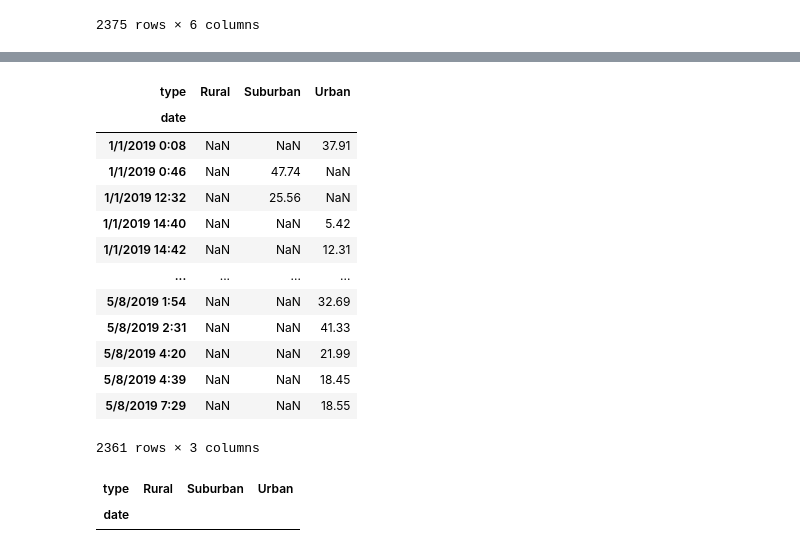
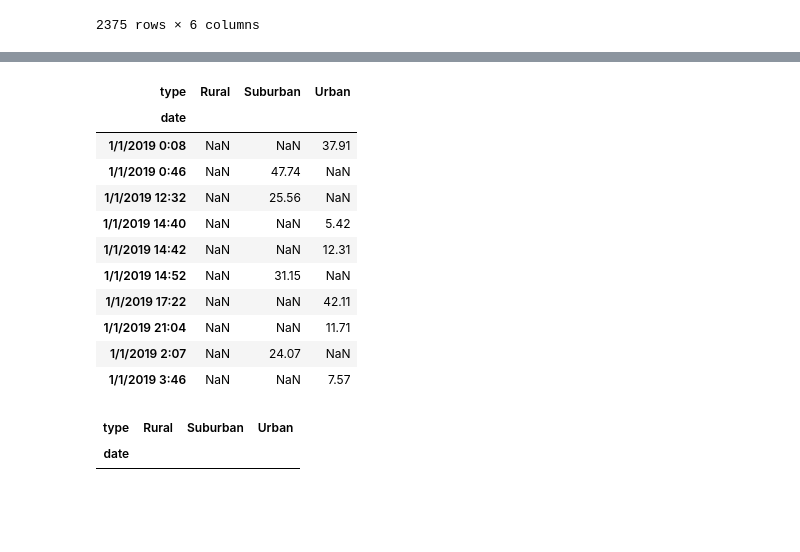
Before and after one commit to NAppazeller/PyBer_Analysis, a Jupyter notebook: PyBer_Challenge.ipynb, the cells around one changed output, grey strips where cells are left out. Drawn from its saved outputs; the diff is of its cells as text; code cells hidden in the pictures; blank space fills up the shorter version.

```diff
--- a/PyBer_Challenge.ipynb
+++ b/PyBer_Challenge.ipynb
@@ -137,6 +137,6 @@ pyber_data_df
 # %%
 # 2. Using groupby() to create a new DataFrame showing the sum of the fares
 #  for each date where the indices are the city type and date.
-pyber_data_type_date_df = (pyber_data_df.groupby(['type', 'date']).sum()['fare'])
-pyber_data_type_date_df
+pyber_data_type_date_df = pyber_data_df.groupby(["type", "date"]).sum()[["fare"]]
+pyber_data_type_date_df.head(10)
 # %% [output]
@@ -159,24 +171,22 @@ pyber_data_type_date_df = pyber_data_type_date_df.reset_index()
 # %%
 # 4. Create a pivot table with the 'date' as the index, the columns ='type', and values='fare'
 # to get the total fares for each type of city by the date.
 
-pivot_table = pd.pivot_table(pyber_data_type_date_df, values='fare', columns=['type'],index=['date'])
-pivot_table
+pivot_table = pyber_data_type_date_df.pivot(index="date", columns="type", values="fare")
+pivot_table.head(10)
 # %% [output]
 | type | Rural | Suburban | Urban |
 | date |  |  |  |
 | 1/1/2019 0:08 | NaN | NaN | 37.91 |
 | 1/1/2019 0:46 | NaN | 47.74 | NaN |
 | 1/1/2019 12:32 | NaN | 25.56 | NaN |
 | 1/1/2019 14:40 | NaN | NaN | 5.42 |
 | 1/1/2019 14:42 | NaN | NaN | 12.31 |
-| ... | ... | ... | ... |
-| 5/8/2019 1:54 | NaN | NaN | 32.69 |
-| 5/8/2019 2:31 | NaN | NaN | 41.33 |
-| 5/8/2019 4:20 | NaN | NaN | 21.99 |
-| 5/8/2019 4:39 | NaN | NaN | 18.45 |
-| 5/8/2019 7:29 | NaN | NaN | 18.55 |
+| 1/1/2019 14:52 | NaN | 31.15 | NaN |
+| 1/1/2019 17:22 | NaN | NaN | 42.11 |
+| 1/1/2019 21:04 | NaN | NaN | 11.71 |
+| 1/1/2019 2:07 | NaN | 24.07 | NaN |
+| 1/1/2019 3:46 | NaN | NaN | 7.57 |
-2361 rows × 3 columns
 # %%
 # 5. Create a new DataFrame from the pivot table DataFrame using loc on the given dates, '2019-01-01':'2019-04-29'.
 pivot_table_df = pivot_table.loc['2019-01-01':'2019-04-29']
```
Also changed, not shown: parts of 3 cells of this notebook.
